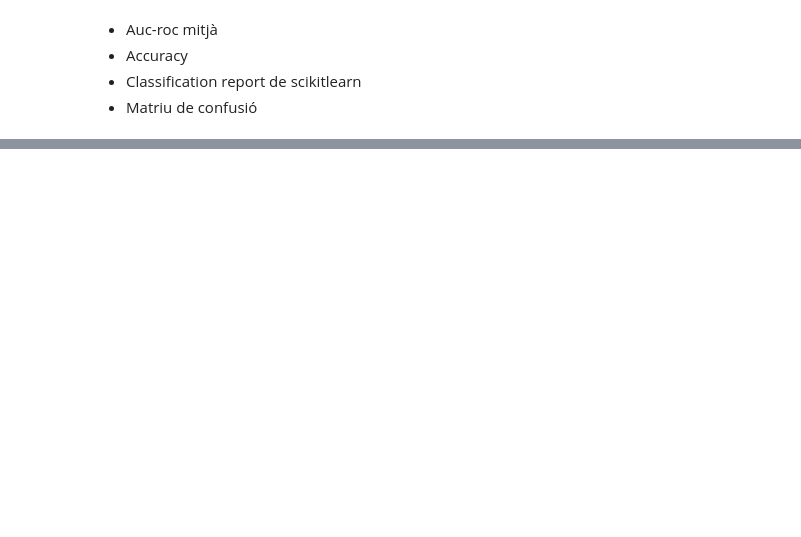
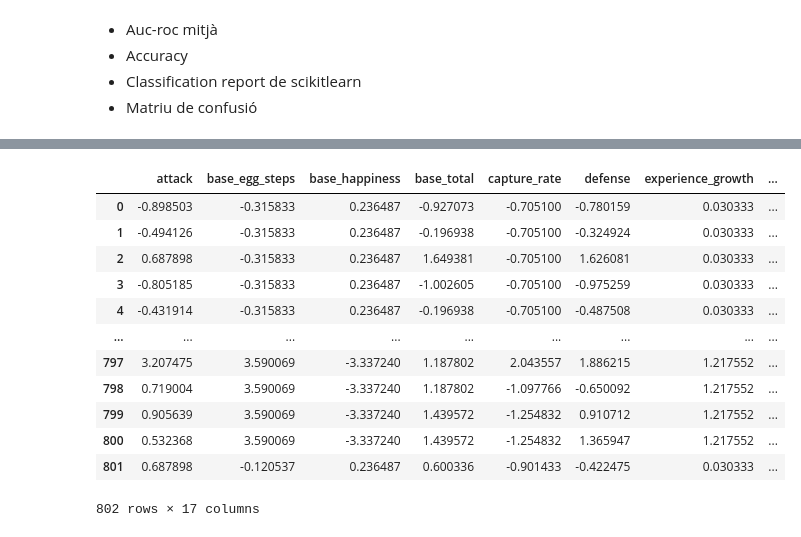
Before and after one commit to themossen69/pokemon-classification, a Jupyter notebook: main.ipynb, the cells around one changed output, grey strips where cells are left out. Cells and saved outputs as stored; diff of their text form; code cells hidden in the pictures; blank space fills up the shorter version.

Commit message:
entrenament fire

```diff
--- a/main.ipynb
+++ b/main.ipynb
@@ -265,0 +373,24 @@ plt.show()
+# %%
+def split_data(df, target):
+    df_new = df.copy()
+    y = df_new[f"is_{target}"]
+    X = df_new.drop(columns=[f"is_{t}" for t in types])
+
+    return X, y
+
+X, y = split_data(df, target='fire')
+X
+# %% [output]
+|  | attack | base_egg_steps | base_happiness | base_total | capture_rate | defense | experience_growth | ... |
+| 0 | -0.898503 | -0.315833 | 0.236487 | -0.927073 | -0.705100 | -0.780159 | 0.030333 | ... |
+| 1 | -0.494126 | -0.315833 | 0.236487 | -0.196938 | -0.705100 | -0.324924 | 0.030333 | ... |
+| 2 | 0.687898 | -0.315833 | 0.236487 | 1.649381 | -0.705100 | 1.626081 | 0.030333 | ... |
+| 3 | -0.805185 | -0.315833 | 0.236487 | -1.002605 | -0.705100 | -0.975259 | 0.030333 | ... |
+| 4 | -0.431914 | -0.315833 | 0.236487 | -0.196938 | -0.705100 | -0.487508 | 0.030333 | ... |
+| ... | ... | ... | ... | ... | ... | ... | ... | ... |
+| 797 | 3.207475 | 3.590069 | -3.337240 | 1.187802 | 2.043557 | 1.886215 | 1.217552 | ... |
+| 798 | 0.719004 | 3.590069 | -3.337240 | 1.187802 | -1.097766 | -0.650092 | 1.217552 | ... |
+| 799 | 0.905639 | 3.590069 | -3.337240 | 1.439572 | -1.254832 | 0.910712 | 1.217552 | ... |
+| 800 | 0.532368 | 3.590069 | -3.337240 | 1.439572 | -1.254832 | 1.365947 | 1.217552 | ... |
+| 801 | 0.687898 | -0.120537 | 0.236487 | 0.600336 | -0.901433 | -0.422475 | 0.030333 | ... |
+802 rows × 17 columns
```
Also changed, not shown: parts of 11 cells of this notebook.
